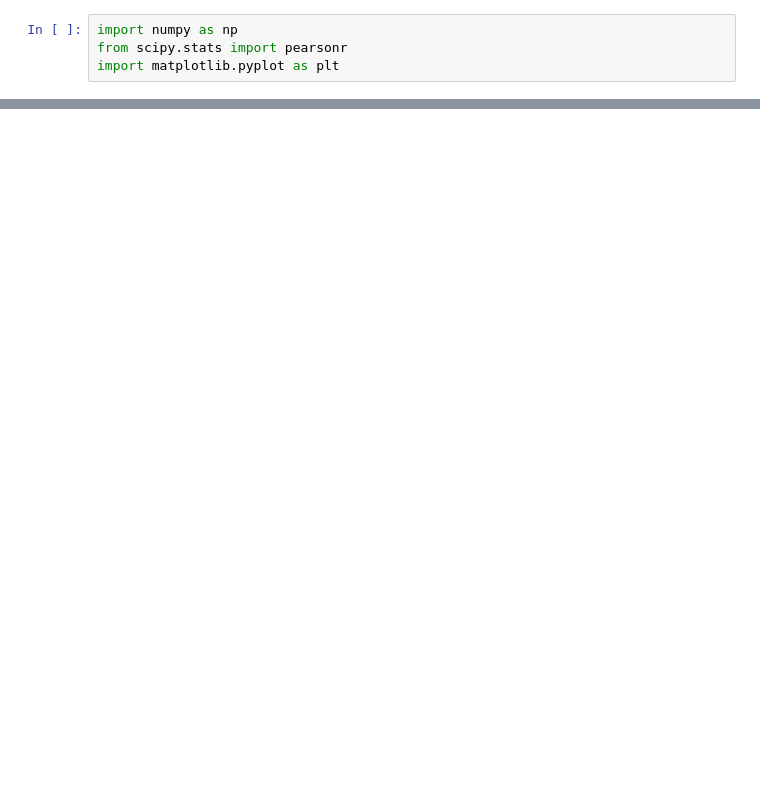
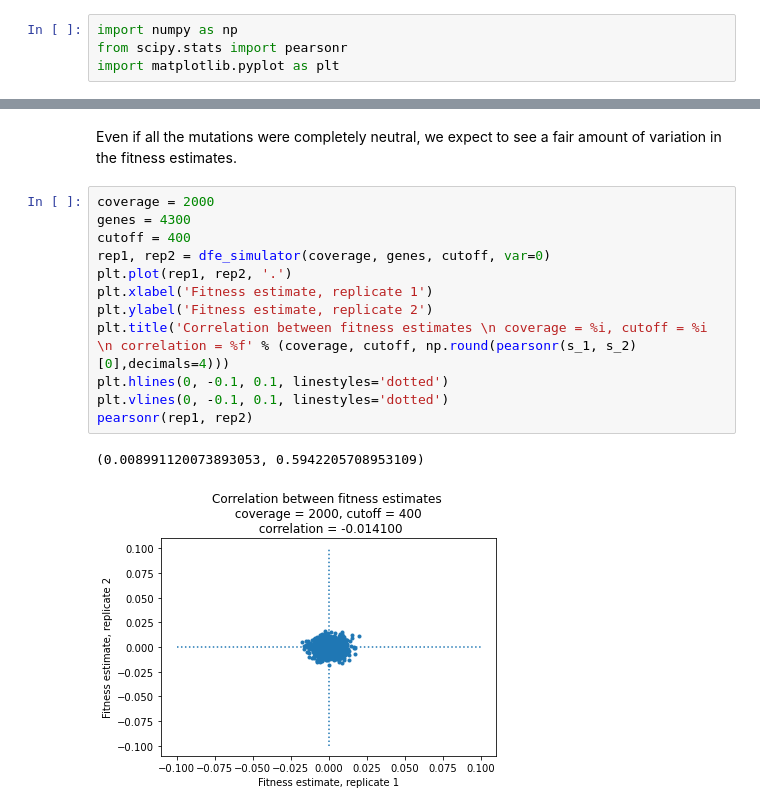
Before and after one commit to anuraglimdi/fitness-assay-simulations, a Jupyter notebook: Simulating DFE with Poisson Noise.ipynb, the cells around one changed output, grey strips where cells are left out. Saved outputs shown, nothing was run; the diff lists cells and outputs as text; blank space fills up the shorter version.

```diff
--- a/Simulating DFE with Poisson Noise.ipynb
+++ b/Simulating DFE with Poisson Noise.ipynb
@@ -99,0 +82,17 @@ plt.hist(s_1-s_2, bins=50, alpha=0.7,density=1)
+# %% [markdown]
+Even if all the mutations were completely neutral, we expect to see a fair amount of variation in the fitness estimates.
+# %%
+coverage = 2000
+genes = 4300
+cutoff = 400
+rep1, rep2 = dfe_simulator(coverage, genes, cutoff, var=0)
+plt.plot(rep1, rep2, '.')
+plt.xlabel('Fitness estimate, replicate 1')
+plt.ylabel('Fitness estimate, replicate 2')
+plt.title('Correlation between fitness estimates \n coverage = %i, cutoff = %i \n correlation = %f' % (coverage, cutoff, np.round(pearsonr(s_1, s_2)[0],decimals=4)))
+plt.hlines(0, -0.1, 0.1, linestyles='dotted')
+plt.vlines(0, -0.1, 0.1, linestyles='dotted')
+pearsonr(rep1, rep2)
+# %% [output]
+(0.008991120073893053, 0.5942205708953109)
+[figure, added]
```
Also changed, not shown: parts of 12 cells of this notebook, 4 other files.
